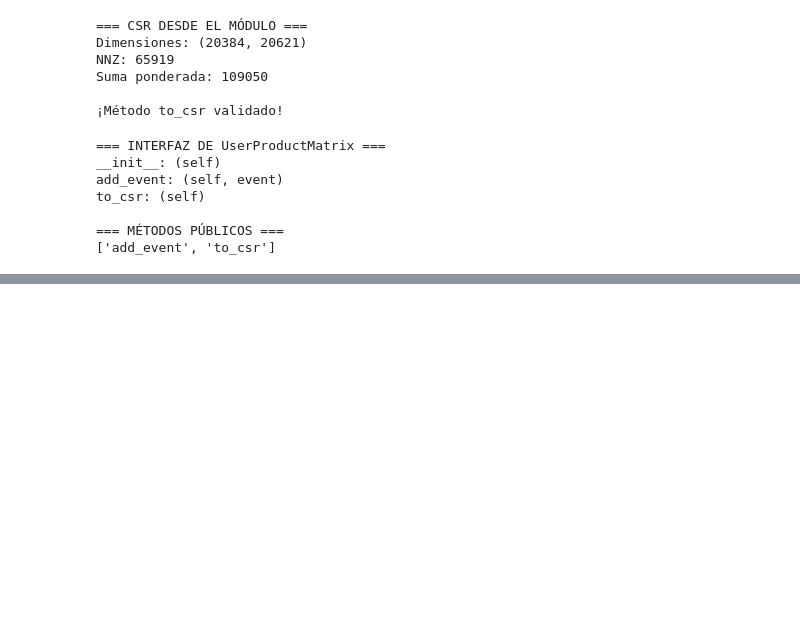
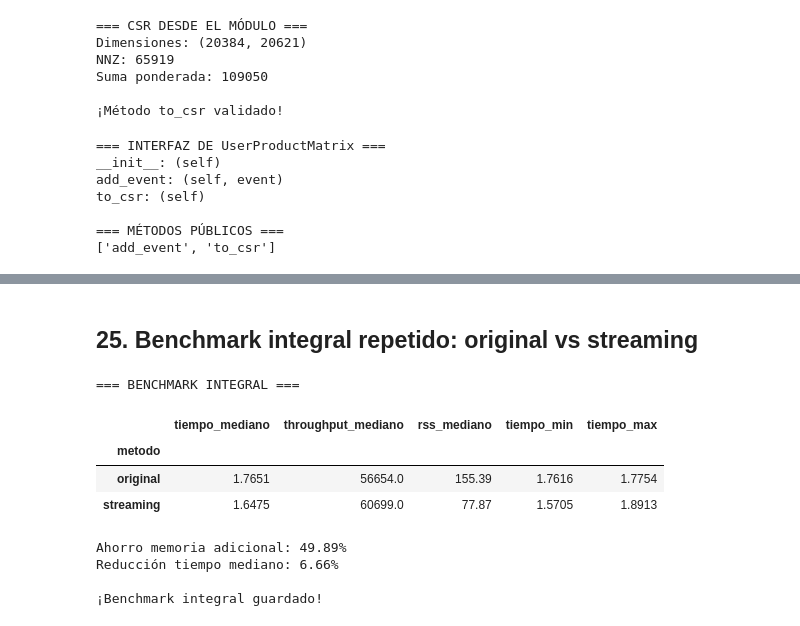
Before and after one commit to bryanOsmar07/Proyecto_EDA_UTEC, a Jupyter notebook: notebooks/04_pipeline_scalability.ipynb, the cells around one changed output, grey strips where cells are left out. Cells and saved outputs as stored; diff of their text form; code cells hidden in the pictures; blank space fills up the shorter version.

```diff
--- a/notebooks/04_pipeline_scalability.ipynb
+++ b/notebooks/04_pipeline_scalability.ipynb
@@ -1129,0 +2202,73 @@ to_csr: (self)
+# %% [markdown]
+## 25. Benchmark integral repetido: original vs streaming
+# %%
+
+import pandas as pd
+
+benchmark_full = pd.DataFrame({
+    "metodo": ["original"] * 5 + ["streaming"] * 5,
+    "tiempo_s": [
+        1.7739, 1.7616, 1.7651, 1.7643, 1.7754,
+        1.5705, 1.5730, 1.6475, 1.7878, 1.8913
+    ],
+    "throughput": [
+        56371, 56766, 56654, 56679, 56325,
+        63673, 63573, 60699, 55936, 52873
+    ],
+    "rss_incremento_mib": [
+        155.18, 155.86, 155.36, 155.71, 155.39,
+        77.87, 76.29, 77.91, 77.87, 78.16
+    ]
+})
+
+resumen_full = (
+    benchmark_full.groupby("metodo")
+    .agg(
+        tiempo_mediano=("tiempo_s", "median"),
+        throughput_mediano=("throughput", "median"),
+        rss_mediano=("rss_incremento_mib", "median"),
+        tiempo_min=("tiempo_s", "min"),
+        tiempo_max=("tiempo_s", "max")
+    )
+)
+
+original = resumen_full.loc["original"]
+streaming = resumen_full.loc["streaming"]
+
+ahorro_memoria = (
+    1 - streaming["rss_mediano"] / original["rss_mediano"]
+) * 100
+
+mejora_tiempo = (
+    1 - streaming["tiempo_mediano"] /
+    original["tiempo_mediano"]
+) * 100
+
+print("=== BENCHMARK INTEGRAL ===")
+display(resumen_full.round(4))
+print(f"Ahorro memoria adicional: {ahorro_memoria:.2f}%")
+print(f"Reducción tiempo mediano: {mejora_tiempo:.2f}%")
+
+results_dir = PROJECT_DIR / "results"
+results_dir.mkdir(parents=True, exist_ok=True)
+
+benchmark_full.to_csv(
+    results_dir / "benchmark_full_pipeline_raw.csv",
+    index=False
+)
+
+resumen_full.to_csv(
+    results_dir / "benchmark_full_pipeline_summary.csv"
+)
+
+print("\n¡Benchmark integral guardado!")
+# %% [output]
+=== BENCHMARK INTEGRAL ===
+|  | tiempo_mediano | throughput_mediano | rss_mediano | tiempo_min | tiempo_max |
+| metodo |  |  |  |  |  |
+| original | 1.7651 | 56654.0 | 155.39 | 1.7616 | 1.7754 |
+| streaming | 1.6475 | 60699.0 | 77.87 | 1.5705 | 1.8913 |
+Ahorro memoria adicional: 49.89%
+Reducción tiempo mediano: 6.66%
+
+¡Benchmark integral guardado!
```
Also changed, not shown: parts of 33 cells of this notebook, 3 other files.
